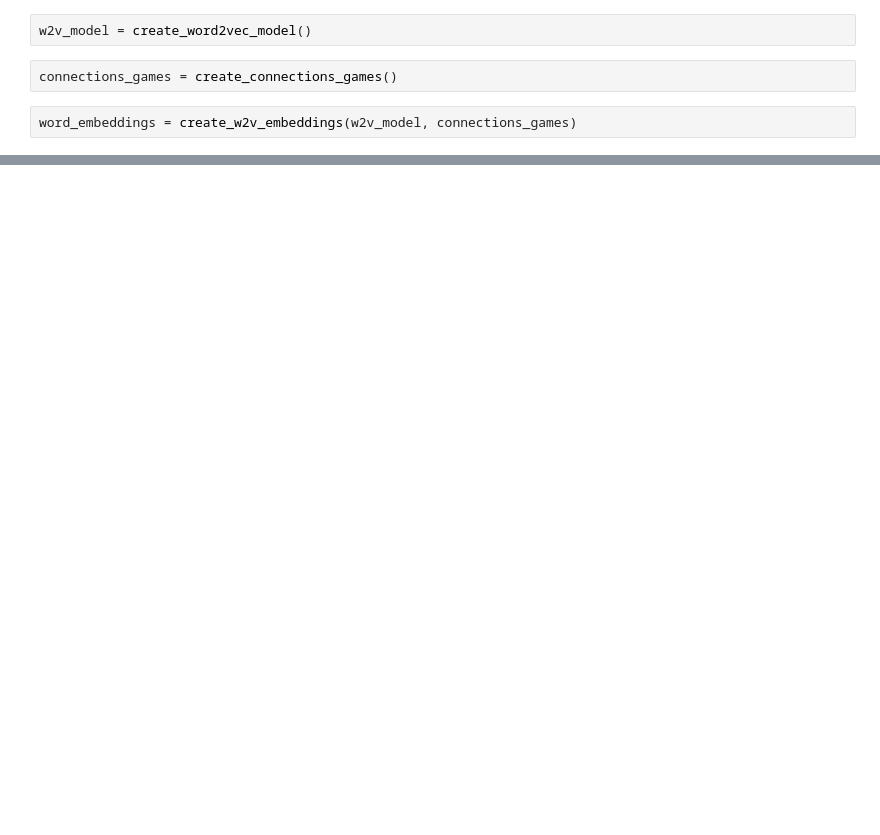
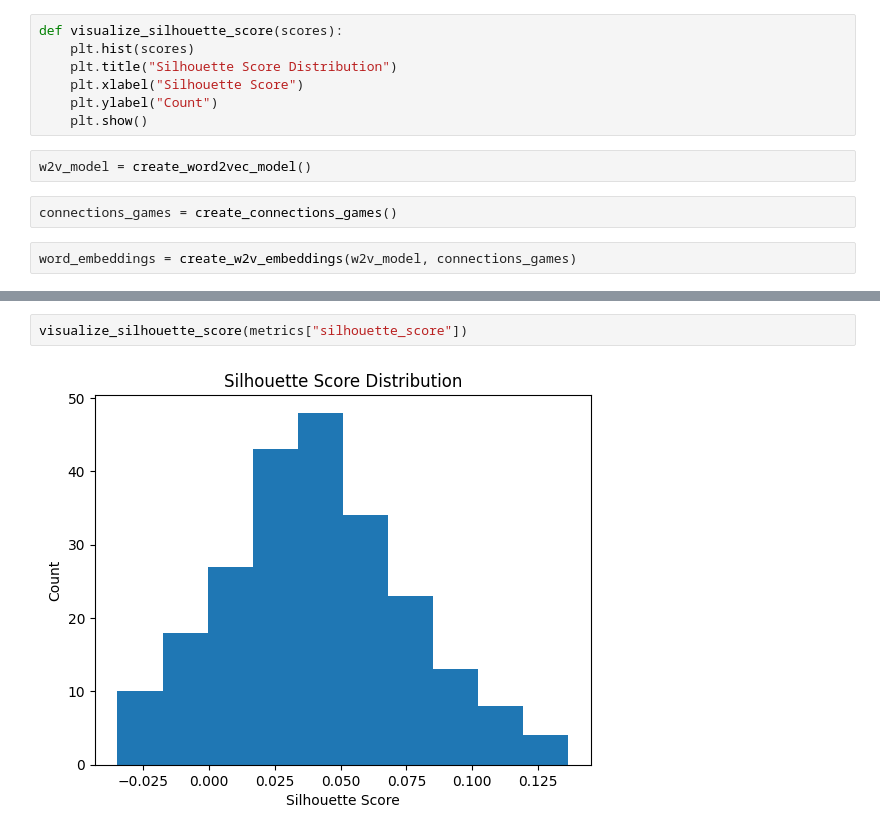
Before and after one commit to BenjaminHinchliff/CSC480-nyt-connections, a Jupyter notebook: word2vec.ipynb, the cells around one changed output, grey strips where cells are left out. Saved outputs shown, nothing was run; the diff lists cells and outputs as text; blank space fills up the shorter version.

```diff
--- a/word2vec.ipynb
+++ b/word2vec.ipynb
@@ -139,3 +144,10 @@ def evaluate_connections(connections_games, results):
+# %%
+def visualize_silhouette_score(scores):
+    plt.hist(scores)
+    plt.title("Silhouette Score Distribution")
+    plt.xlabel("Silhouette Score")
+    plt.ylabel("Count")
+    plt.show()
 # %%
 w2v_model = create_word2vec_model()
 # %%
@@ -156 +171,5 @@ Average Silhouette Score: 0.040134522695181224
+# %%
+visualize_silhouette_score(metrics["silhouette_score"])
+# %% [output]
+[figure, added]
 # %%
```
Also changed, not shown: parts of 11 cells of this notebook, 3 other files.
